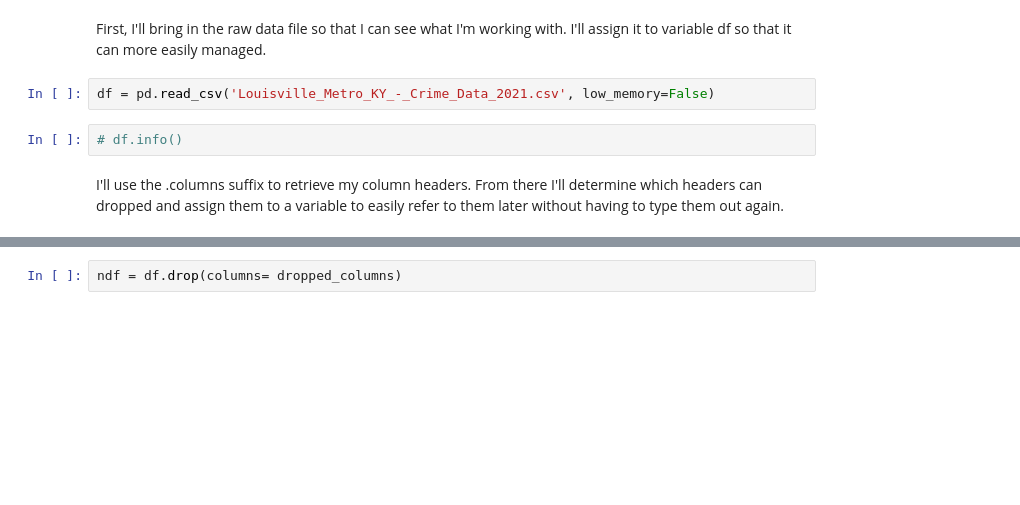
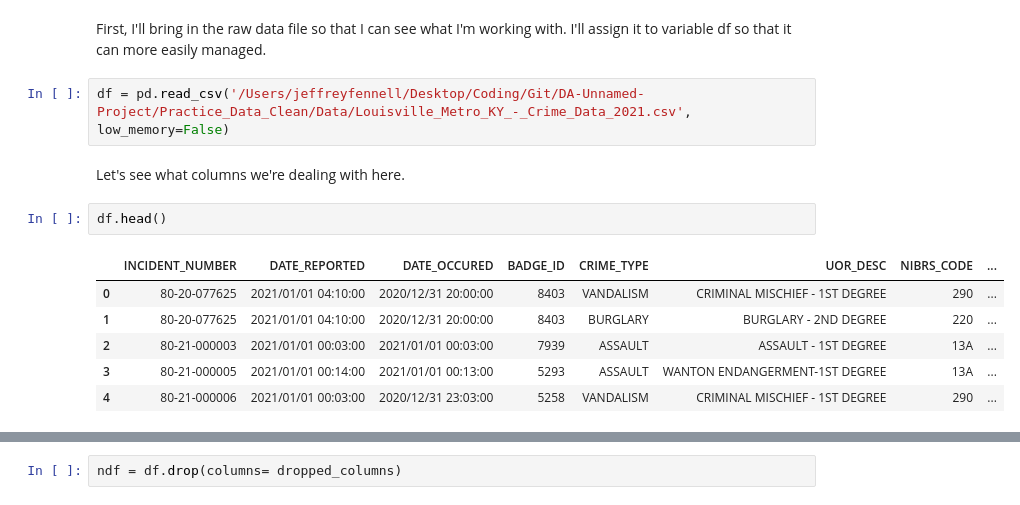
Before and after one commit to JeffreyFennell/Carbon-Emissions, a Jupyter notebook: Practice_Data_Clean/data_cleaning_2021.ipynb, the cells around one changed output, grey strips where cells are left out. Saved outputs shown, nothing was run; the diff lists cells and outputs as text; blank space fills up the shorter version.

```diff
--- a/Practice_Data_Clean/data_cleaning_2021.ipynb
+++ b/Practice_Data_Clean/data_cleaning_2021.ipynb
@@ -5,8 +5,15 @@ import matplotlib.pyplot as plt
 # %% [markdown]
 First, I'll bring in the raw data file so that I can see what I'm working with. I'll assign it to variable df so that it can more easily managed.
 # %%
-df = pd.read_csv('Louisville_Metro_KY_-_Crime_Data_2021.csv', low_memory=False)
+df = pd.read_csv('/Users/jeffreyfennell/Desktop/Coding/Git/DA-Unnamed-Project/Practice_Data_Clean/Data/Louisville_Metro_KY_-_Crime_Data_2021.csv', low_memory=False)
-# %%
-# df.info()
-# %% [markdown]
-I'll use the .columns suffix to retrieve my column headers. From there I'll determine which headers can dropped and assign them to a variable to easily refer to them later without having to type them out again.
+# %% [markdown]
+Let's see what columns we're dealing with here.
+# %%
+df.head()
+# %% [output]
+|  | INCIDENT_NUMBER | DATE_REPORTED | DATE_OCCURED | BADGE_ID | CRIME_TYPE | UOR_DESC | NIBRS_CODE | ... |
+| 0 | 80-20-077625 | 2021/01/01 04:10:00 | 2020/12/31 20:00:00 | 8403 | VANDALISM | CRIMINAL MISCHIEF - 1ST DEGREE | 290 | ... |
+| 1 | 80-20-077625 | 2021/01/01 04:10:00 | 2020/12/31 20:00:00 | 8403 | BURGLARY | BURGLARY - 2ND DEGREE | 220 | ... |
+| 2 | 80-21-000003 | 2021/01/01 00:03:00 | 2021/01/01 00:03:00 | 7939 | ASSAULT | ASSAULT - 1ST DEGREE | 13A | ... |
+| 3 | 80-21-000005 | 2021/01/01 00:14:00 | 2021/01/01 00:13:00 | 5293 | ASSAULT | WANTON ENDANGERMENT-1ST DEGREE | 13A | ... |
+| 4 | 80-21-000006 | 2021/01/01 00:03:00 | 2020/12/31 23:03:00 | 5258 | VANDALISM | CRIMINAL MISCHIEF - 1ST DEGREE | 290 | ... |
```
Also changed, not shown: parts of 16 cells of this notebook, 1 other file.
